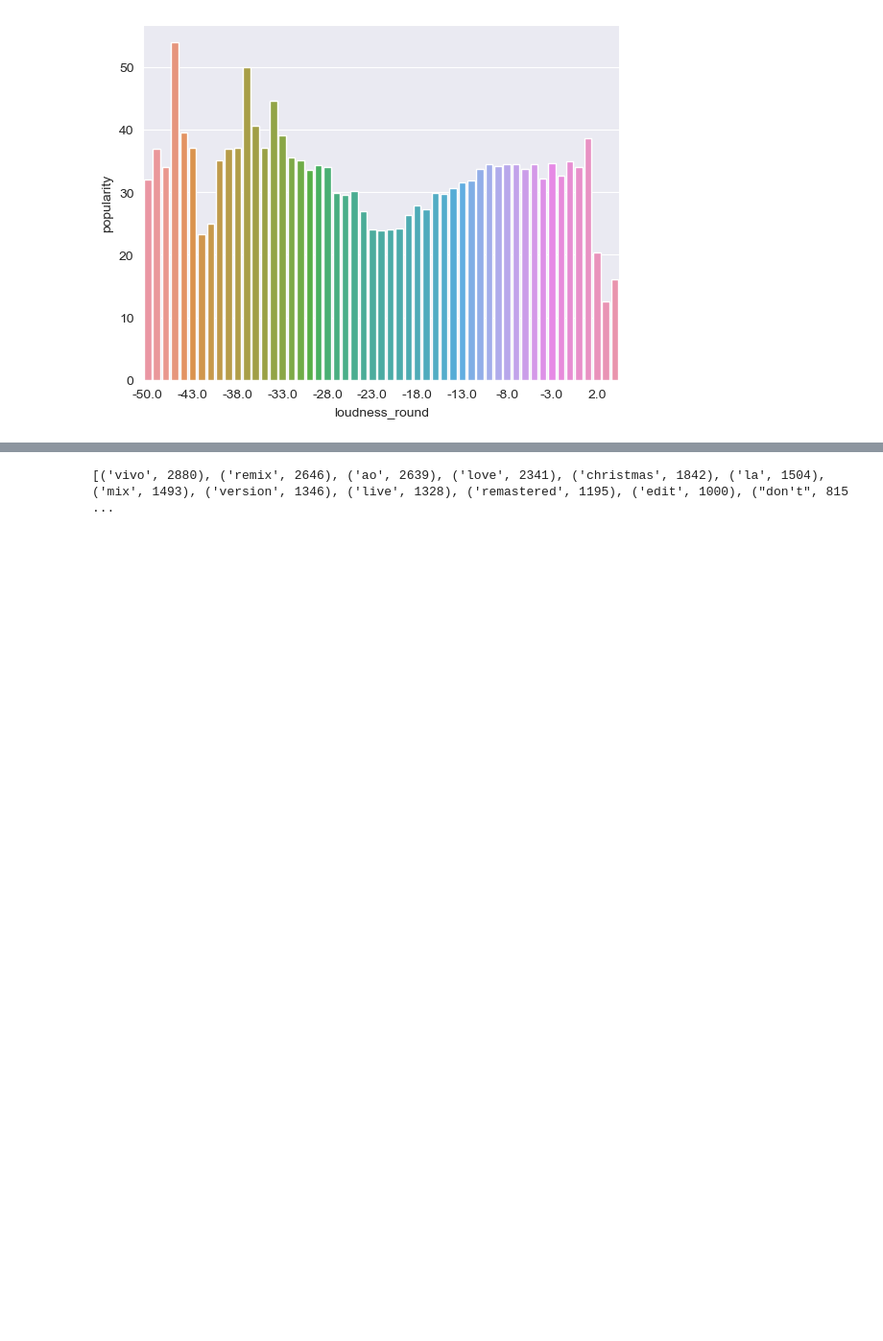
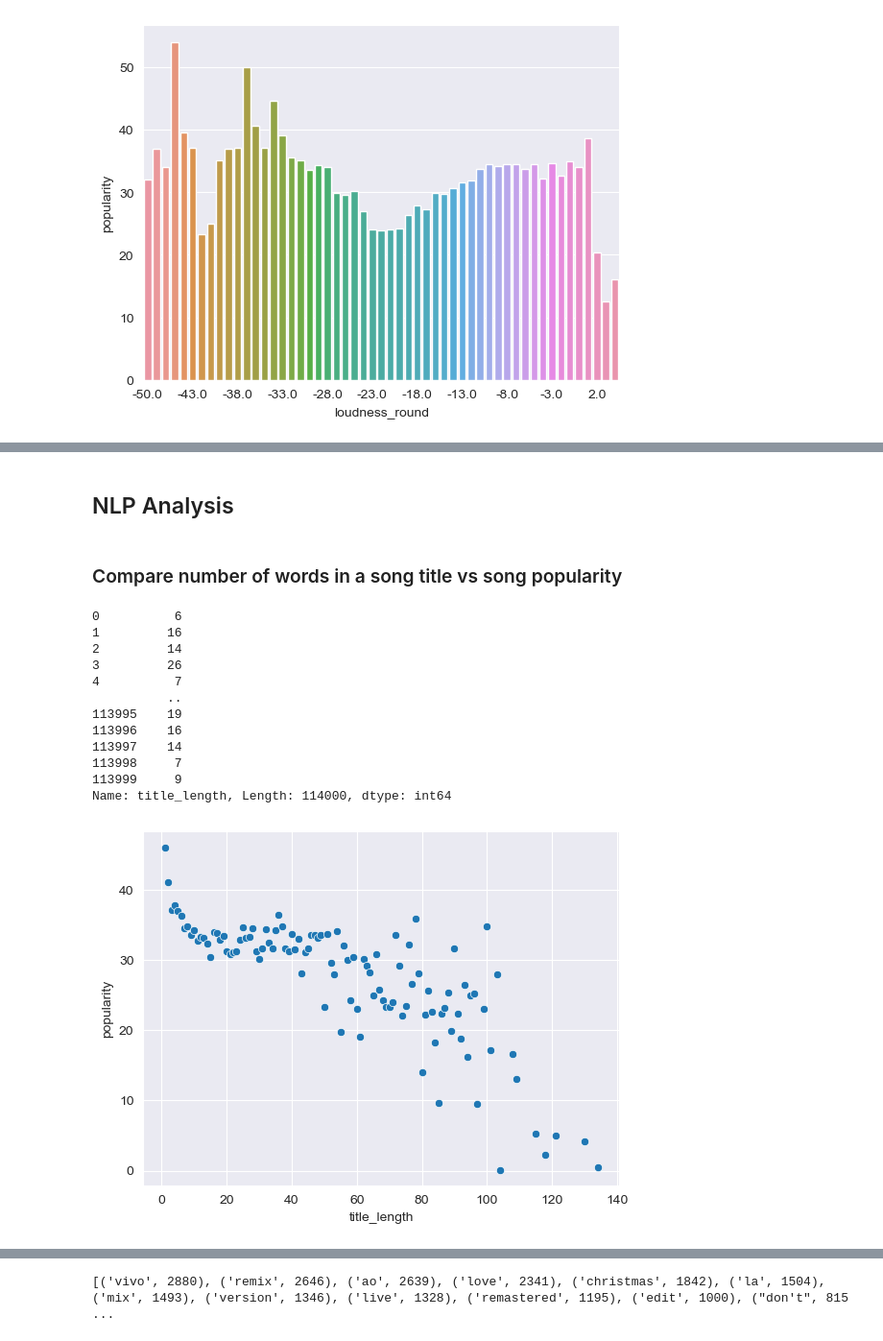
Before and after one commit to andaero/spotifydataviz, a Jupyter notebook: SpotifyAnalysisLarge.ipynb, the cells around one changed output, grey strips where cells are left out. Shown at 96% size. Drawn from its saved outputs; the diff is of its cells as text; code cells hidden in the pictures; blank space fills up the shorter version.

```diff
--- a/SpotifyAnalysisLarge.ipynb
+++ b/SpotifyAnalysisLarge.ipynb
@@ -78 +84,30 @@ plt.show()
+# %% [markdown]
+## NLP Analysis
+# %% [markdown]
+### Compare number of words in a song title vs song popularity
+# %%
+# find word length of song title
+df["title_length"] = df["track_name"].apply(lambda x: len(x))
+print(df["title_length"])
+# remove outliers where there are less than 5 songs of a title_length
+modified_df = df.groupby("title_length").filter(lambda x: len(x) > 5)
+# group by word length and find average streams
+modified_df = modified_df.groupby("title_length")['popularity'].mean().reset_index()
+# plot word length vs streams
+sns.scatterplot(x="title_length", y="popularity", data=modified_df)
+plt.show()
+# %% [output]
+0          6
+1         16
+2         14
+3         26
+4          7
+          ..
+113995    19
+113996    16
+113997    14
+113998     7
+113999     9
+Name: title_length, Length: 114000, dtype: int64
+[figure, added]
 # %% [markdown]
```
Also changed, not shown: parts of 8 cells of this notebook.
